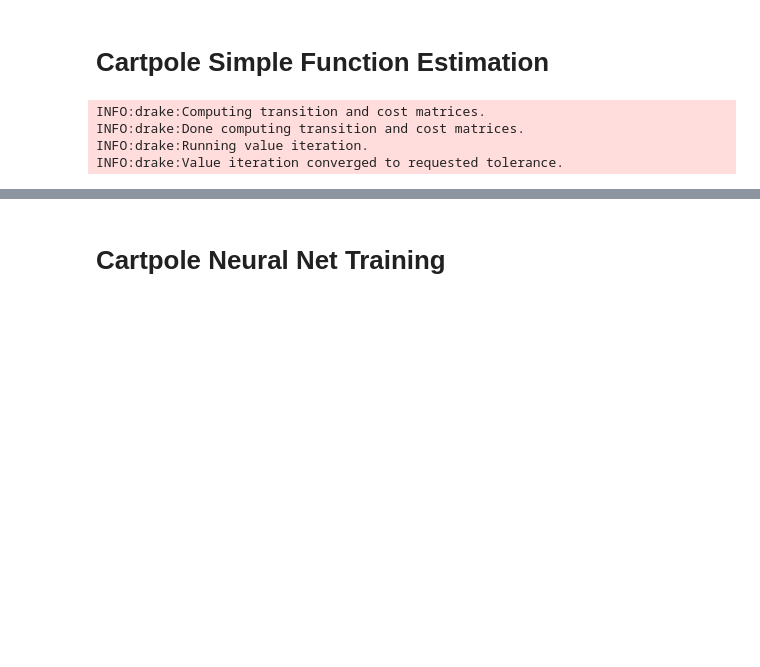
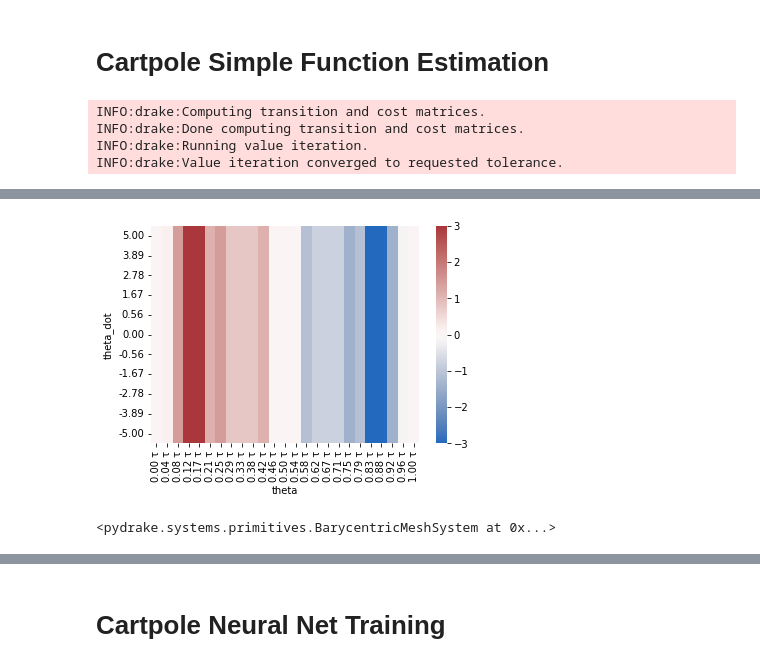
Before and after one commit to FarmDragon/AppleCart, a Jupyter notebook: value-iteration/project.ipynb, the cells around one changed output, grey strips where cells are left out. Drawn from its saved outputs; the diff is of its cells as text; code cells hidden in the pictures; blank space fills up the shorter version.

```diff
--- a/value-iteration/project.ipynb
+++ b/value-iteration/project.ipynb
@@ -103,0 +114,14 @@ plot_surface(
+# %%
+plot_surface(
+    simple_states[(simple_states["x"] == 0) & (simple_states["x_dot"] == 0)],
+    {"name": "theta", "is_angle": True},
+    {"name": "theta_dot", "is_angle": False},
+    "policy",
+    color="vlag"
+)
+# %% [output]
+[figure, added]
+# %%
+policy
+# %% [output]
+<pydrake.systems.primitives.BarycentricMeshSystem at 0x...>
```
Also changed, not shown: parts of 7 cells of this notebook.
